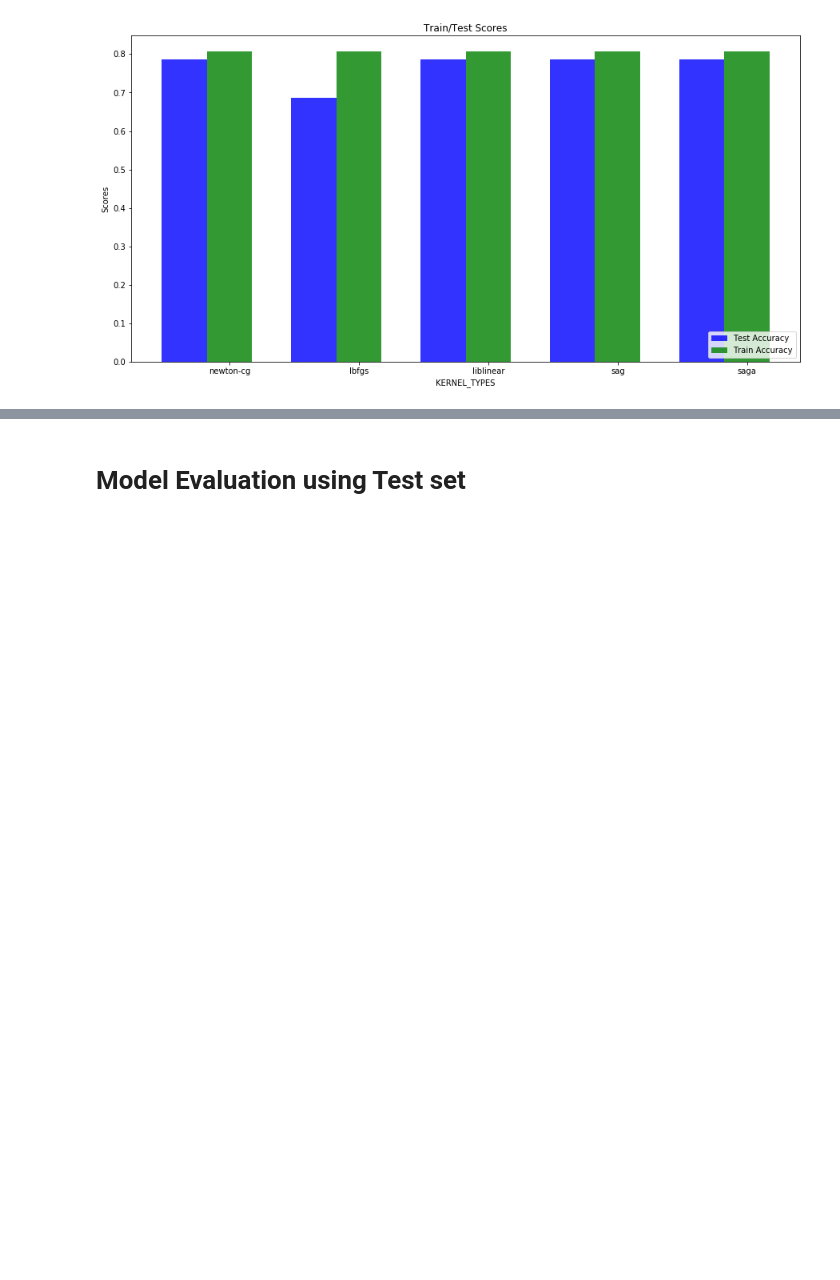
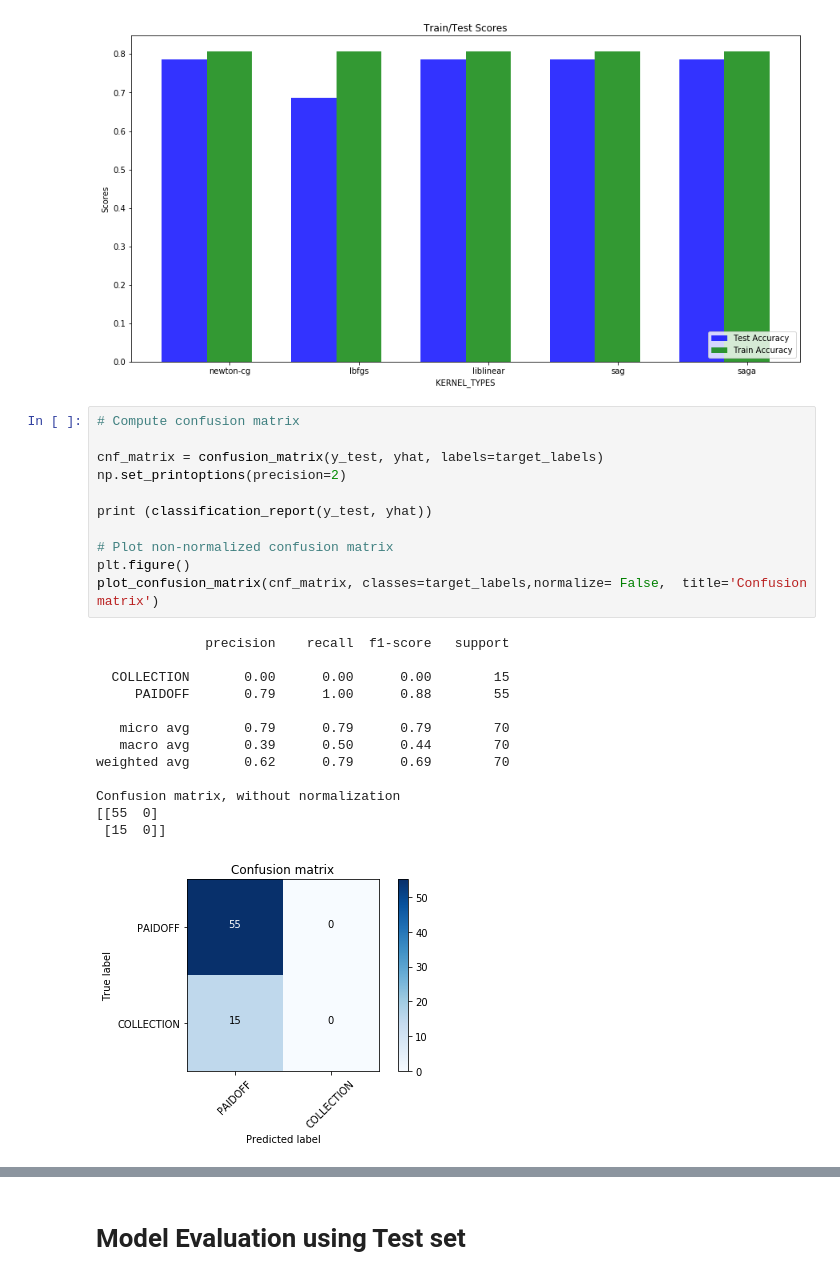
Before and after one commit to khanfarhan10/coursera-ml-capstone-project, a Jupyter notebook: ML_Project.ipynb, the cells around one changed output, grey strips where cells are left out. Cells and saved outputs as stored; diff of their text form; blank space fills up the shorter version.

```diff
--- a/ML_Project.ipynb
+++ b/ML_Project.ipynb
@@ -833,6 +861,31 @@ plt.legend(loc='lower right')
 plt.show()
 # %% [output]
 [figure]
+# %%
+# Compute confusion matrix
+
+cnf_matrix = confusion_matrix(y_test, yhat, labels=target_labels)
+np.set_printoptions(precision=2)
+
+print (classification_report(y_test, yhat))
+
+# Plot non-normalized confusion matrix
+plt.figure()
+plot_confusion_matrix(cnf_matrix, classes=target_labels,normalize= False,  title='Confusion matrix')
+# %% [output]
+              precision    recall  f1-score   support
+
+  COLLECTION       0.00      0.00      0.00        15
+     PAIDOFF       0.79      1.00      0.88        55
+
+   micro avg       0.79      0.79      0.79        70
+   macro avg       0.39      0.50      0.44        70
+weighted avg       0.62      0.79      0.69        70
+
+Confusion matrix, without normalization
+[[55  0]
+ [15  0]]
+[figure, added]
 # %%
 Test_Scores['LogReg-jaccard']=jaccard_similarity_score(y_test, yhat)
 Test_Scores['LogReg-f1-score']=f1_score(y_test, yhat, average='weighted')
```
Also changed, not shown: parts of 16 cells of this notebook.
